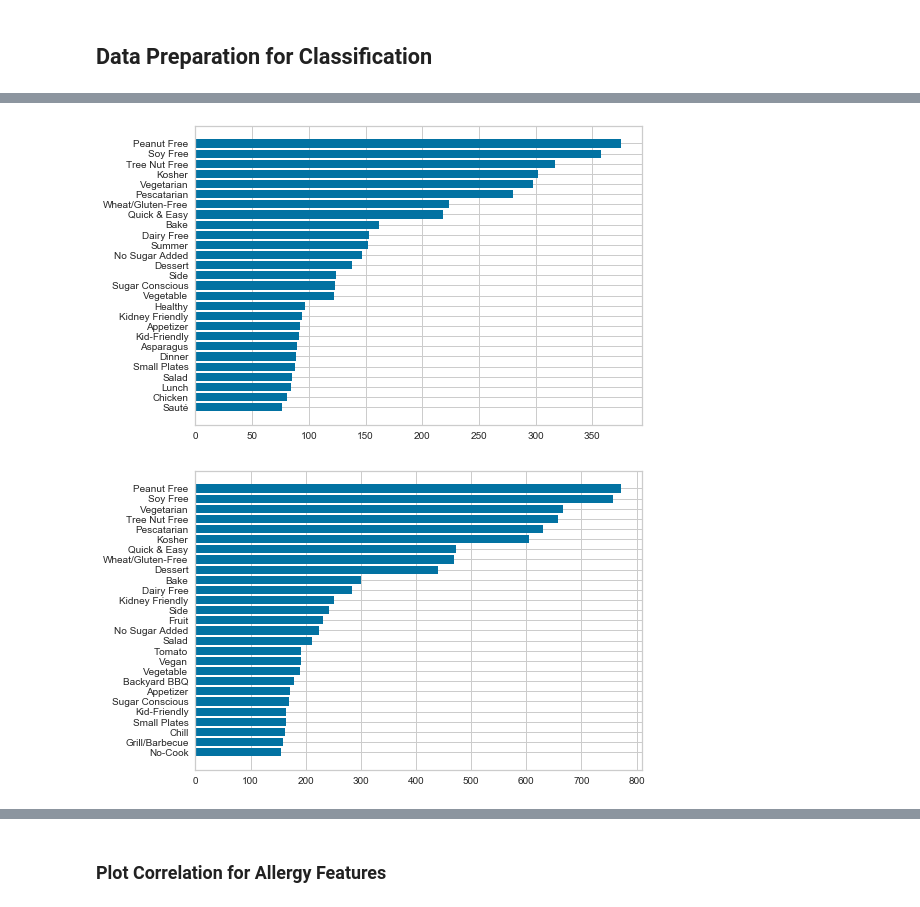
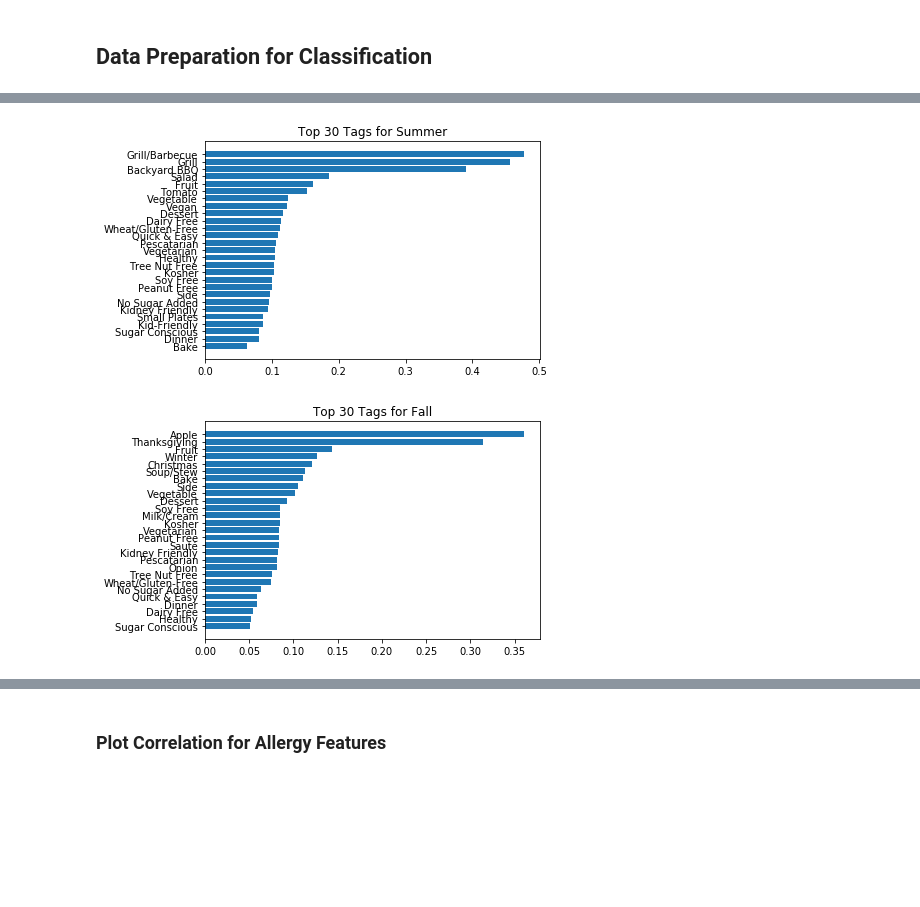
Before and after one commit to Sisyphus192/deep-dishes, a Jupyter notebook: notebooks/classification.ipynb, the cells around one changed output, grey strips where cells are left out. Drawn from its saved outputs; the diff is of its cells as text; code cells hidden in the pictures; blank space fills up the shorter version.

```diff
--- a/notebooks/classification.ipynb
+++ b/notebooks/classification.ipynb
@@ -19,3 +20,5 @@ import collections
 import sys
 sys.path.insert(0, '../src/')
 import utils
+# %%
+epi_data_df = pd.read_hdf('../data/processed/recipe_vectors.h5')
@@ -24,4 +33,4 @@ tools = utils.tools() # create object
 # %%
-epi_data_df = tools.readfile('../data/processed/epi_vector.h5')
-epi_data_df = tools.df
+# epi_data_df = tools.readfile('../data/processed/epi_vector.h5')
+# epi_data_df = tools.df
 # %%
@@ -206,11 +217,12 @@ class SVCmodel(object):
 # %% [markdown]
 ## Data Preparation for Classification
 # %%
+%%time
 # Cuisine Types: usa_cuisine ==> 1, non_usa_cuisine ==> 1, no_tags ==> 2
-c = countTags(epi_data_df)
+tags_count = countTags(epi_data_df)
 usa_cuisine,non_usa_cuisine = loadCuisineType()
-allergy_tags = getallergyTags(c)
-sample_df = epi_data_df.head(10000)
+allergy_tags = getallergyTags(tags_count)
+sample_df = epi_data_df.head(20000)
 sample_df = addCuisinetypesToDF(sample_df,usa_cuisine,non_usa_cuisine)
 cuisine_df = sample_df
 sample_df = addallergytoDF(allergy_tags,sample_df)
@@ -305,23 +381,29 @@ Tags list Containing Peanut Ingredient, but not Peanut Free tag 89
 # %%
-s = Counter()
-for i in range(len(spring_df)):
-    s.update(spring_df[i])
-s = [i for i in s.most_common(30) if(i[0] != 'Spring' and i[0] !='Gourmet' and "Bon App" not in i[0])]
-keys = [x[0] for x in s]
-values = [x[1] for x in s]
-plt.barh(keys[::-1],values[::-1])
+su = Counter()
+for i in range(len(summer_df)):
+    su.update(summer_df[i])
+su = [(i[0],i[1]/tags_count.tags_count[tags_count['tag'] == i[0]].values[0]) for i in su.most_common(30) if(i[0] != 'Summer' and i[0] !='Gourmet' and "Bon App" not in i[0])]
+su = sorted(su, key = lambda x: x[1])
+keys = [x[0] for x in su]
+values = [x[1] for x in su]
+plt.barh(keys,values)
+plt.title("Top 30 Tags for Summer")
+plt.savefig('plots/summertag.png', bbox_inches='tight')
 plt.show()
 # %% [output]
-[figure, old version]
+[figure, new version]
 # %%
-su = Counter()
-for i in range(len(summer_df)):
-    su.update(summer_df[i])
-su = [i for i in su.most_common(30) if(i[0] != 'Summer' and i[0] !='Gourmet' and "Bon App" not in i[0])]
-keys = [x[0] for x in su]
-values = [x[1] for x in su]
-plt.barh(keys[::-1],values[::-1])
+f = Counter()
+for i in range(len(fall_df)):
+    f.update(fall_df[i])
+f = [(i[0],i[1]/tags_count.tags_count[tags_count['tag'] == i[0]].values[0]) for i in f.most_common(30) if(i[0] != 'Fall' and i[0] !='Gourmet' and "Bon App" not in i[0])]
+f = sorted(f, key = lambda x: x[1])
+keys = [x[0] for x in f]
+values = [x[1] for x in f]
+plt.barh(keys,values)
+plt.title("Top 30 Tags for Fall")
+plt.savefig('plots/falltag.png', bbox_inches='tight')
 plt.show()
 # %% [output]
-[figure, old version]
+[figure, new version]
 # %%
```
Also changed, not shown: parts of 92 cells of this notebook, 32 other files.
